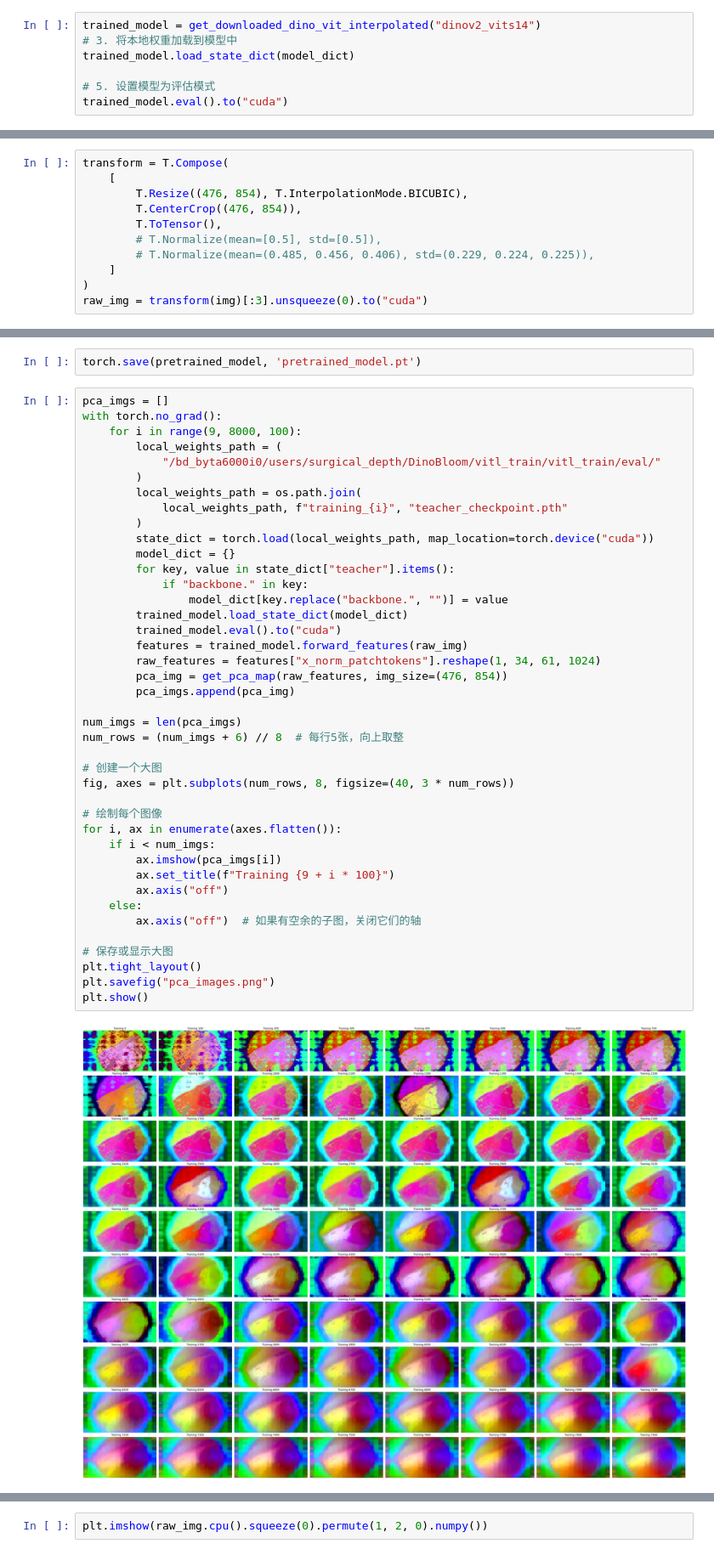
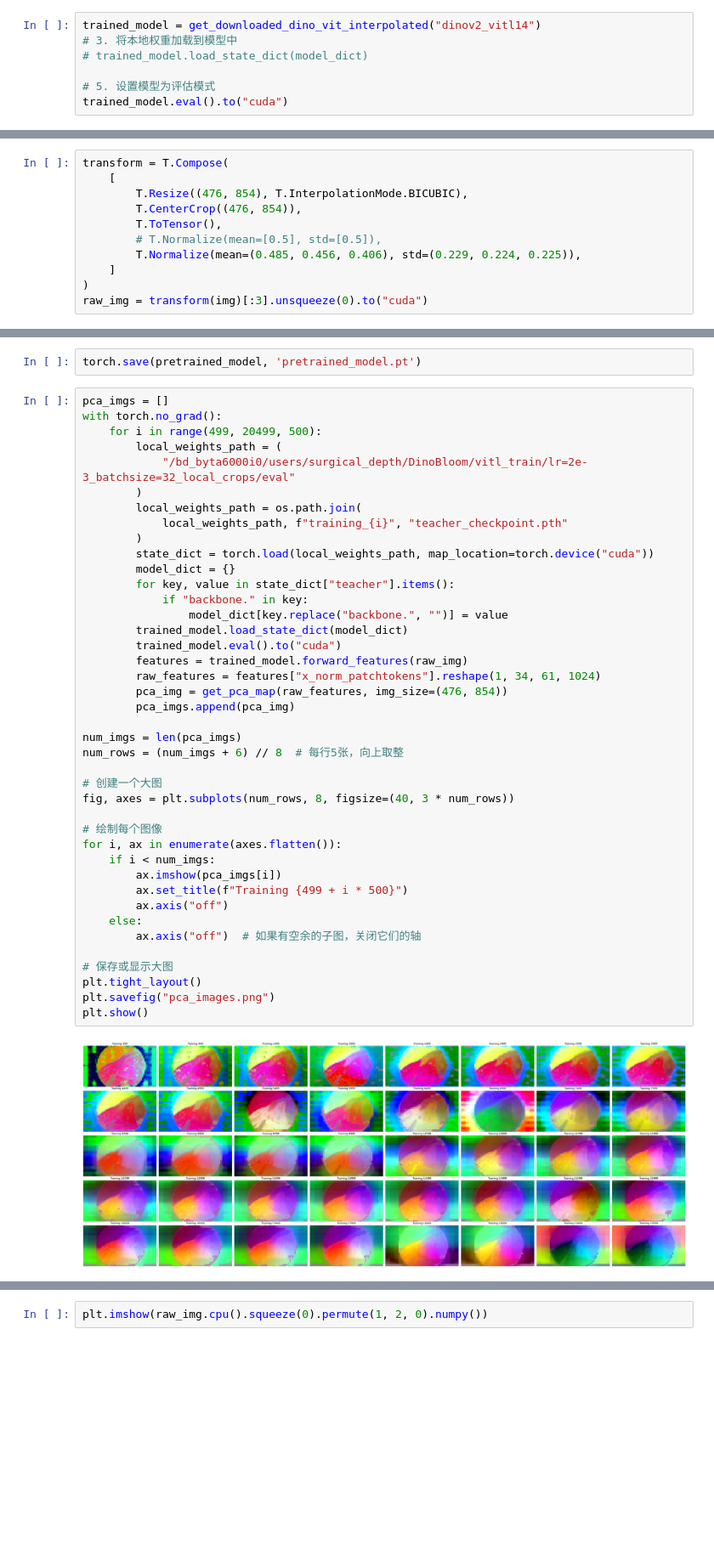
Before and after one commit to yangkunyi/surgical_dinov2, a Jupyter notebook: test.ipynb, the cells around one changed output, grey strips where cells are left out. Shown at 85% size. Cells and saved outputs as stored; diff of their text form; blank space fills up the shorter version.

Commit message:
added depth

```diff
--- a/test.ipynb
+++ b/test.ipynb
@@ -122,9 +122,9 @@ Layer: norm.bias
   Euclidean Distance: 0.0015855914680287242
   MAE: 6.453496462199837e-05
 # %%
-trained_model = get_downloaded_dino_vit_interpolated("dinov2_vits14")
+trained_model = get_downloaded_dino_vit_interpolated("dinov2_vitl14")
 # 3. 将本地权重加载到模型中
-trained_model.load_state_dict(model_dict)
+# trained_model.load_state_dict(model_dict)
 
 # 5. 设置模型为评估模式
 trained_model.eval().to("cuda")
@@ -162,7 +162,7 @@ transform = T.Compose(
         T.CenterCrop((476, 854)),
         T.ToTensor(),
         # T.Normalize(mean=[0.5], std=[0.5]),
-        # T.Normalize(mean=(0.485, 0.456, 0.406), std=(0.229, 0.224, 0.225)),
+        T.Normalize(mean=(0.485, 0.456, 0.406), std=(0.229, 0.224, 0.225)),
     ]
 )
 raw_img = transform(img)[:3].unsqueeze(0).to("cuda")
@@ -215,9 +215,9 @@ torch.save(pretrained_model, 'pretrained_model.pt')
 # %%
 pca_imgs = []
 with torch.no_grad():
-    for i in range(9, 8000, 100):
+    for i in range(499, 20499, 500):
         local_weights_path = (
-            "/bd_byta6000i0/users/surgical_depth/DinoBloom/vitl_train/vitl_train/eval/"
+            "/bd_byta6000i0/users/surgical_depth/DinoBloom/vitl_train/lr=2e-3_batchsize=32_local_crops/eval"
         )
         local_weights_path = os.path.join(
             local_weights_path, f"training_{i}", "teacher_checkpoint.pth"
@@ -226,32 +226,32 @@ with torch.no_grad():
         model_dict = {}
         for key, value in state_dict["teacher"].items():
             if "backbone." in key:
                 model_dict[key.replace("backbone.", "")] = value
         trained_model.load_state_dict(model_dict)
         trained_model.eval().to("cuda")
         features = trained_model.forward_features(raw_img)
         raw_features = features["x_norm_patchtokens"].reshape(1, 34, 61, 1024)
         pca_img = get_pca_map(raw_features, img_size=(476, 854))
         pca_imgs.append(pca_img)
 
 num_imgs = len(pca_imgs)
 num_rows = (num_imgs + 6) // 8  # 每行5张，向上取整
 
 # 创建一个大图
 fig, axes = plt.subplots(num_rows, 8, figsize=(40, 3 * num_rows))
 
 # 绘制每个图像
 for i, ax in enumerate(axes.flatten()):
     if i < num_imgs:
         ax.imshow(pca_imgs[i])
-        ax.set_title(f"Training {9 + i * 100}")
+        ax.set_title(f"Training {499 + i * 500}")
         ax.axis("off")
     else:
         ax.axis("off")  # 如果有空余的子图，关闭它们的轴
 
 # 保存或显示大图
 plt.tight_layout()
 plt.savefig("pca_images.png")
 plt.show()
 # %% [output]
-[figure, old version]
+[figure, new version]
```
Also changed, not shown: parts of 4 cells of this notebook, 7 other files.
